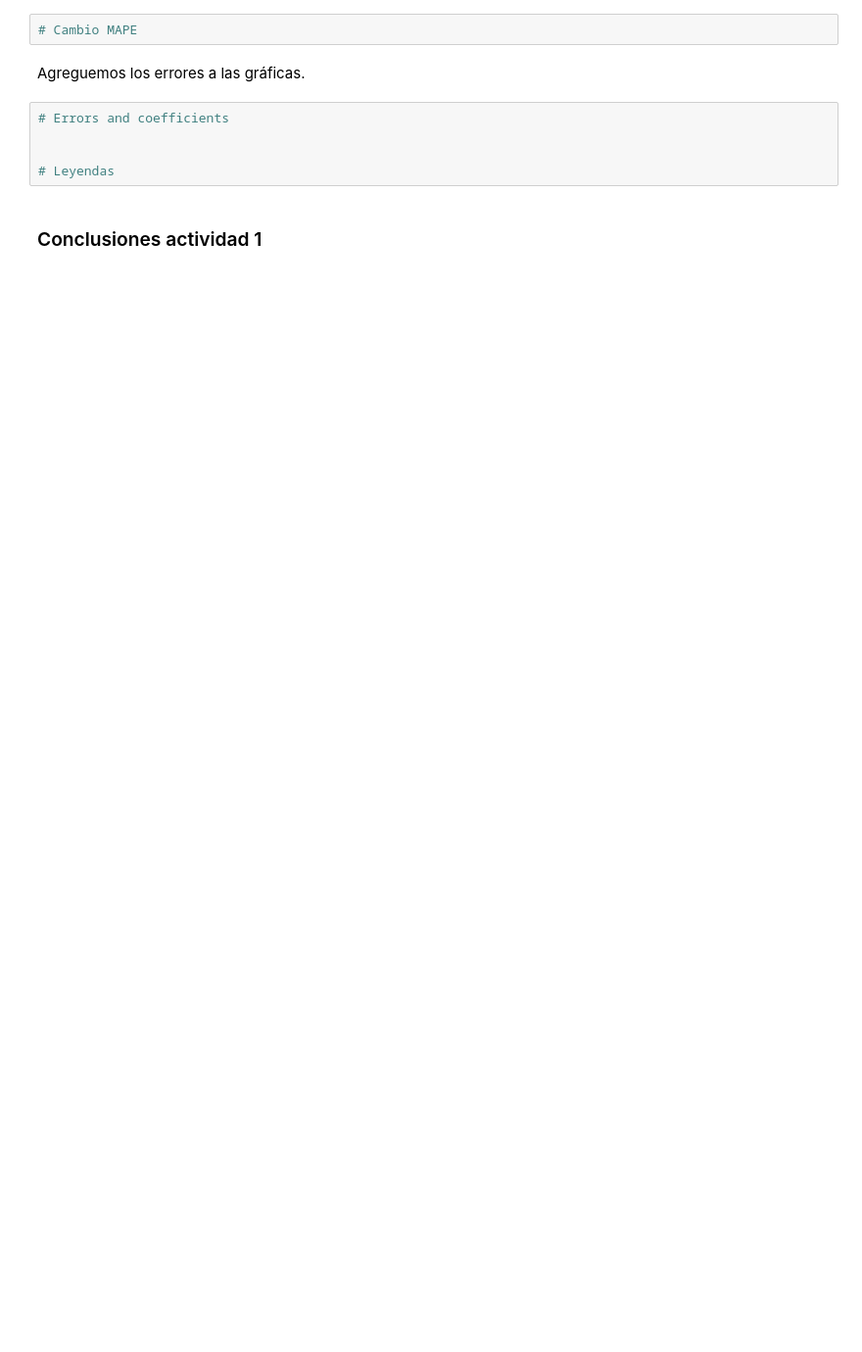
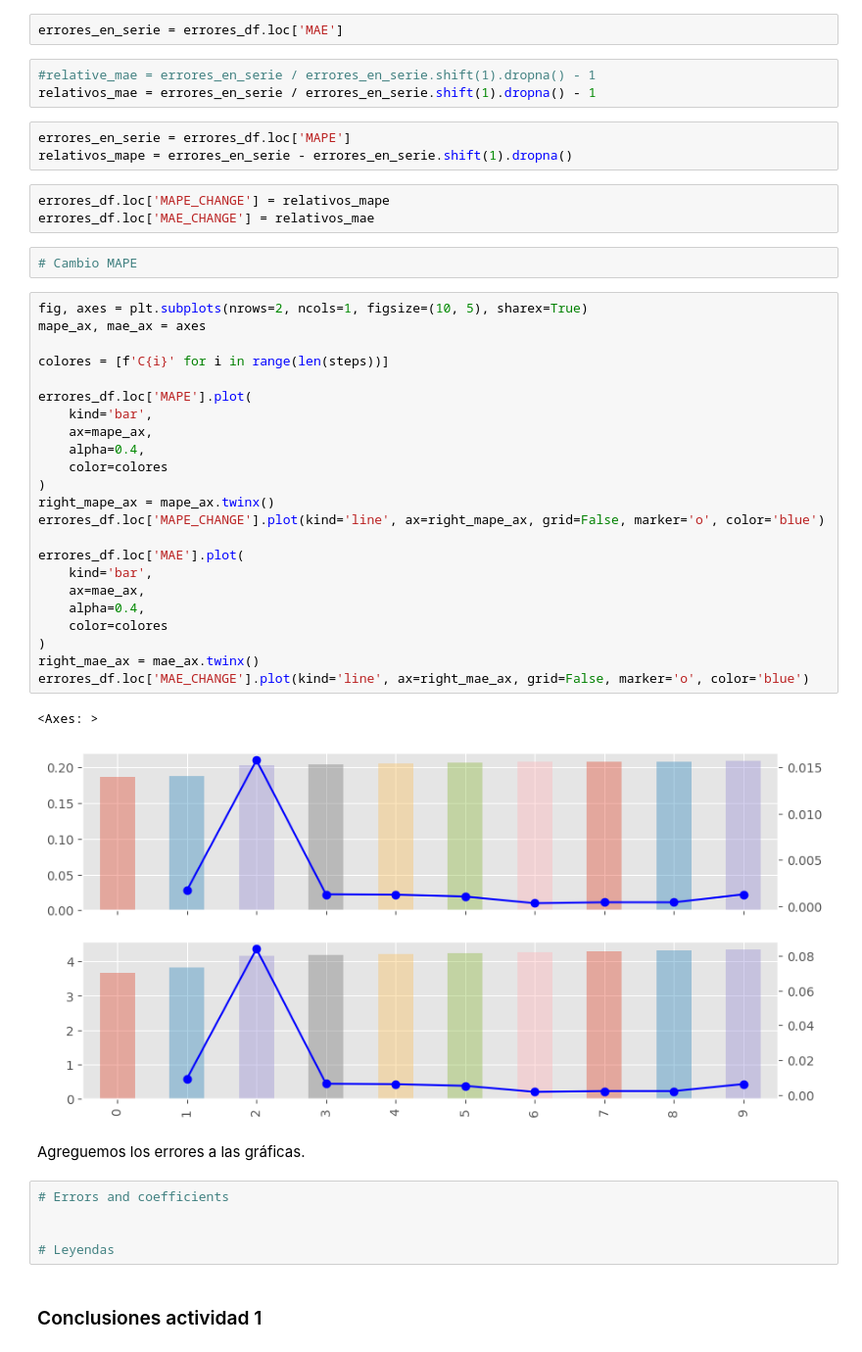
Before and after one commit to bielng/Data-Lab, a Jupyter notebook: 7,1_clase_012025 (1).ipynb, the cells around one changed output. Shown at 98% size. Cells and saved outputs as stored; diff of their text form; blank space fills up the shorter version.

```diff
--- a/7,1_clase_012025 (1).ipynb
+++ b/7,1_clase_012025 (1).ipynb
@@ -384,6 +381,43 @@ El precio de la papaya subió 50% de un día a otro.
 Usaremos esta misma lógica para calcular diferencial relativo del error en el caso del MAE, en el caso del MAPE solo sacaremos la diferencia entre los errores pues ya son porcentajes.
+# %%
+errores_en_serie = errores_df.loc['MAE']
+# %%
+#relative_mae = errores_en_serie / errores_en_serie.shift(1).dropna() - 1
+relativos_mae = errores_en_serie / errores_en_serie.shift(1).dropna() - 1
+# %%
+errores_en_serie = errores_df.loc['MAPE']
+relativos_mape = errores_en_serie - errores_en_serie.shift(1).dropna()
+# %%
+errores_df.loc['MAPE_CHANGE'] = relativos_mape
+errores_df.loc['MAE_CHANGE'] = relativos_mae
 # %%
 # Cambio MAPE
+# %%
+fig, axes = plt.subplots(nrows=2, ncols=1, figsize=(10, 5), sharex=True)
+mape_ax, mae_ax = axes
+
+colores = [f'C{i}' for i in range(len(steps))]
+
+errores_df.loc['MAPE'].plot(
+    kind='bar',
+    ax=mape_ax,
+    alpha=0.4,
+    color=colores
+)
+right_mape_ax = mape_ax.twinx()
+errores_df.loc['MAPE_CHANGE'].plot(kind='line', ax=right_mape_ax, grid=False, marker='o', color='blue')
+
+errores_df.loc['MAE'].plot(
+    kind='bar',
+    ax=mae_ax,
+    alpha=0.4,
+    color=colores
+)
+right_mae_ax = mae_ax.twinx()
+errores_df.loc['MAE_CHANGE'].plot(kind='line', ax=right_mae_ax, grid=False, marker='o', color='blue')
+# %% [output]
+<Axes: >
+[figure, added]
 # %% [markdown]
 Agreguemos los errores a las gráficas.
 # %%
```
Also changed, not shown: parts of 3 cells of this notebook, 5 other files.
